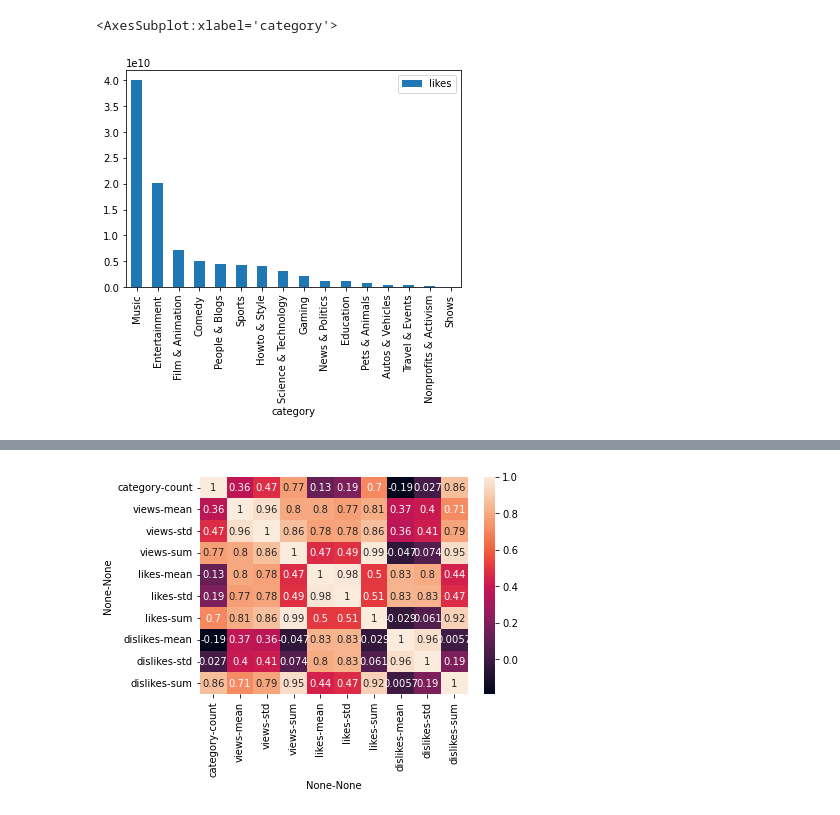
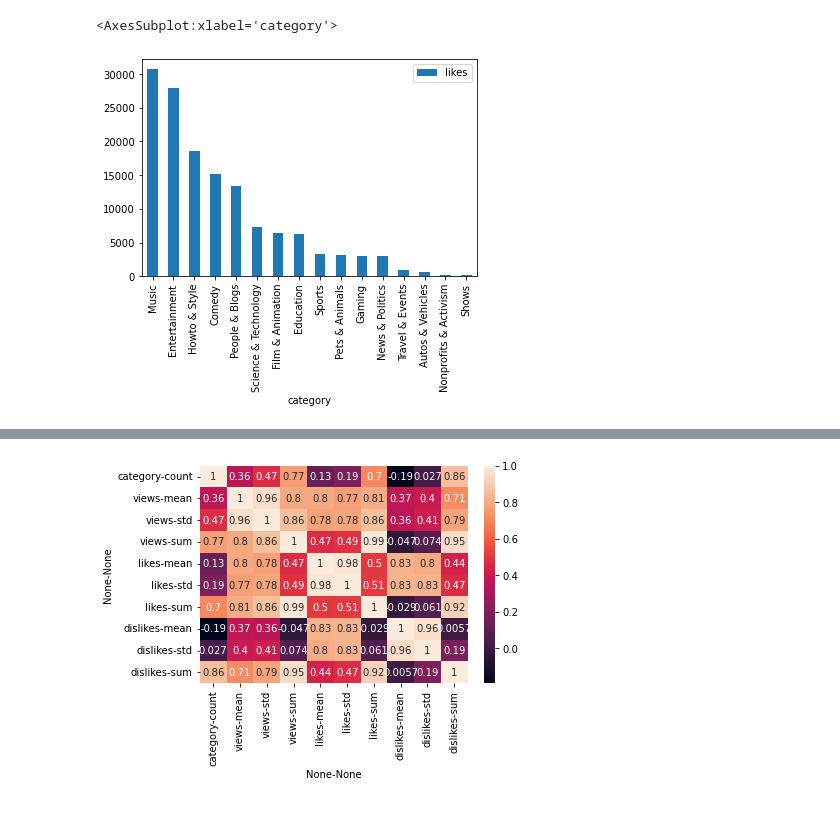
Before and after one commit to danielosetiawan/YouTube-EDA, a Jupyter notebook: youtube ipynb.ipynb, the cells around one changed output, grey strips where cells are left out. Cells and saved outputs as stored; diff of their text form; code cells hidden in the pictures.

```diff
--- a/youtube ipynb.ipynb
+++ b/youtube ipynb.ipynb
@@ -59,7 +59,7 @@ df.head(3)
 # %%
 # lets also aggregate certain columns for better analysis
 
-df['like_pct'] = 100 * round(df['likes'] / df['views'], 2) # ratio of likes to views
+df['like_pct'] = 100 * round(df['likes'] / (df['likes'] + df['dislikes']), 2) # ratio of likes to dislikes
 df['len_title'] = df['title'].str.findall(r'[.]*').str.len() # count chars in title
 df['len_desc'] = df['description'].str.findall(r'[.]*').str.len() # count chars in desc
 df['pct_cap'] = 100 * round(df['title'].str.findall(r'[A-Z]').str.len() /
@@ -94,8 +134,8 @@ plt.show()
 # %%
-df.groupby('category').agg(likes=('views', 'sum')).sort_values(by='likes', ascending=False).plot.bar()
+df.groupby('category').agg(likes=('like_pct', 'sum')).sort_values(by='likes', ascending=False).plot.bar()
 # %% [output]
 <AxesSubplot:xlabel='category'>
-[figure, old version]
+[figure, new version]
 # %%
 dir(df.agg)
 # %% [output]
```
Also changed, not shown: parts of 25 cells of this notebook.
